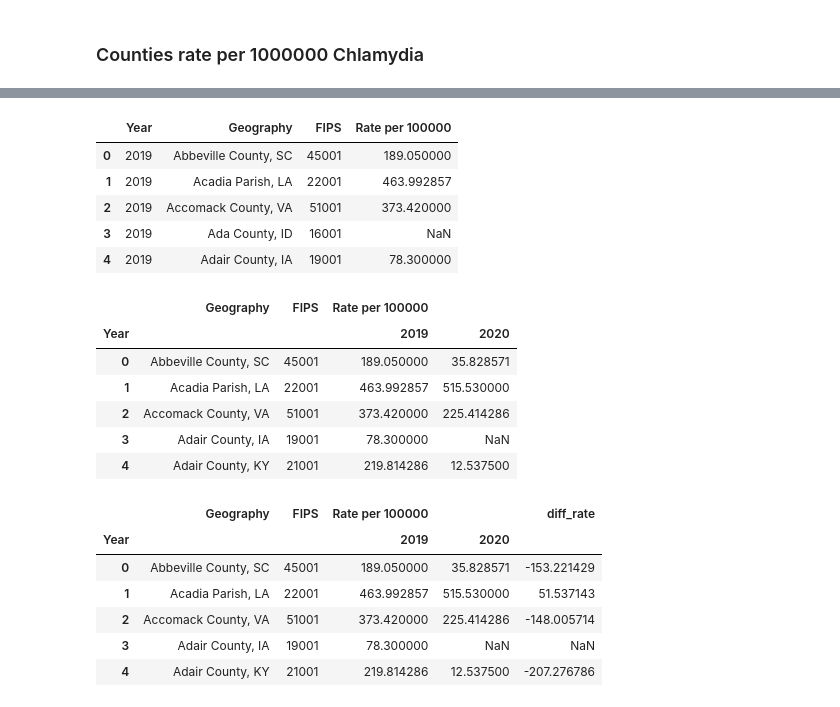
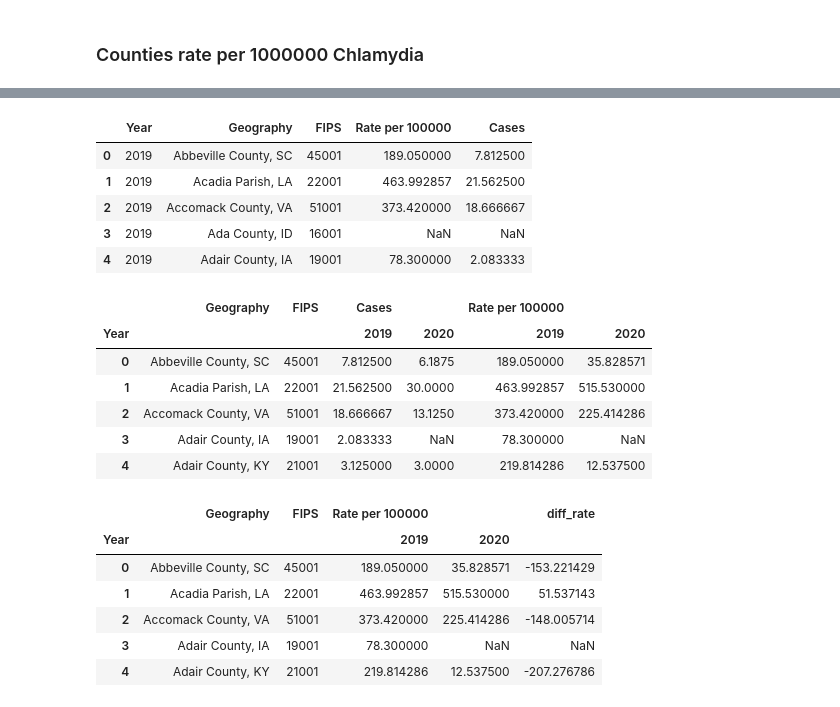
Before and after one commit to JayRPhilbrick/bdsi22dataminingsti, a Jupyter notebook: Notebooks/Exploratory_data_analysis_STI.ipynb, the cells around one changed output, grey strips where cells are left out. Drawn from its saved outputs; the diff is of its cells as text; code cells hidden in the pictures.

```diff
--- a/Notebooks/Exploratory_data_analysis_STI.ipynb
+++ b/Notebooks/Exploratory_data_analysis_STI.ipynb
@@ -311,27 +309,27 @@ df.head()
 searchfor = ['Chlamydia']
 df_refine = df[df.Indicator.str.contains('|'.join(searchfor))]
 # %%
-df_race = df_refine.groupby(['Year','Geography','FIPS'])['Rate per 100000'].mean().reset_index()
+df_race = df_refine.groupby(['Year','Geography','FIPS'])['Rate per 100000','Cases'].mean().reset_index()
 df_race.head()
 # %% [output]
-|  | Year | Geography | FIPS | Rate per 100000 |
-| 0 | 2019 | Abbeville County, SC | 45001 | 189.050000 |
-| 1 | 2019 | Acadia Parish, LA | 22001 | 463.992857 |
-| 2 | 2019 | Accomack County, VA | 51001 | 373.420000 |
-| 3 | 2019 | Ada County, ID | 16001 | NaN |
-| 4 | 2019 | Adair County, IA | 19001 | 78.300000 |
+|  | Year | Geography | FIPS | Rate per 100000 | Cases |
+| 0 | 2019 | Abbeville County, SC | 45001 | 189.050000 | 7.812500 |
+| 1 | 2019 | Acadia Parish, LA | 22001 | 463.992857 | 21.562500 |
+| 2 | 2019 | Accomack County, VA | 51001 | 373.420000 | 18.666667 |
+| 3 | 2019 | Ada County, ID | 16001 | NaN | NaN |
+| 4 | 2019 | Adair County, IA | 19001 | 78.300000 | 2.083333 |
 # %%
 df = df_race.pivot_table(index=['Geography','FIPS'], columns=['Year']).reset_index()
 # df.columns = df.columns.map('_'.join).str.strip('_')
 df.head()
 # %% [output]
-|  | Geography | FIPS | Rate per 100000 |  |
-| Year |  |  | 2019 | 2020 |
-| 0 | Abbeville County, SC | 45001 | 189.050000 | 35.828571 |
-| 1 | Acadia Parish, LA | 22001 | 463.992857 | 515.530000 |
-| 2 | Accomack County, VA | 51001 | 373.420000 | 225.414286 |
-| 3 | Adair County, IA | 19001 | 78.300000 | NaN |
-| 4 | Adair County, KY | 21001 | 219.814286 | 12.537500 |
+|  | Geography | FIPS | Cases |  | Rate per 100000 |  |
+| Year |  |  | 2019 | 2020 | 2019 | 2020 |
+| 0 | Abbeville County, SC | 45001 | 7.812500 | 6.1875 | 189.050000 | 35.828571 |
+| 1 | Acadia Parish, LA | 22001 | 21.562500 | 30.0000 | 463.992857 | 515.530000 |
+| 2 | Accomack County, VA | 51001 | 18.666667 | 13.1250 | 373.420000 | 225.414286 |
+| 3 | Adair County, IA | 19001 | 2.083333 | NaN | 78.300000 | NaN |
+| 4 | Adair County, KY | 21001 | 3.125000 | 3.0000 | 219.814286 | 12.537500 |
 # %%
 df['diff_rate'] = df['Rate per 100000'][2020] -df['Rate per 100000'][2019]
 # %%
```
Also changed, not shown: parts of 30 cells of this notebook, 2 other files.
